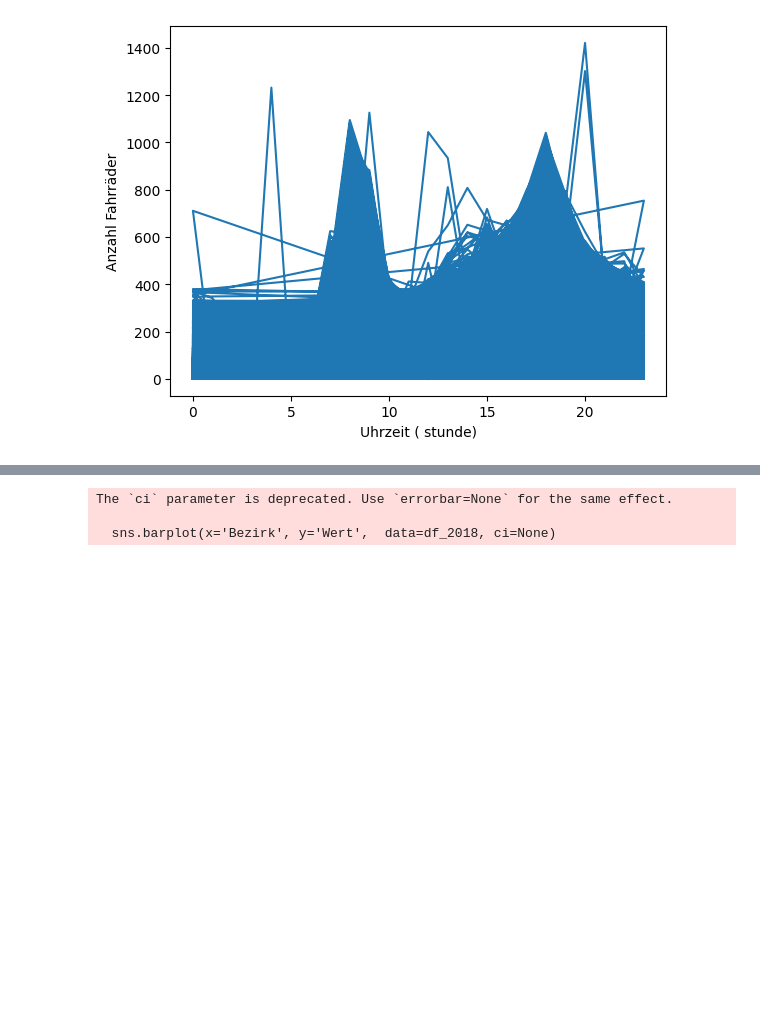
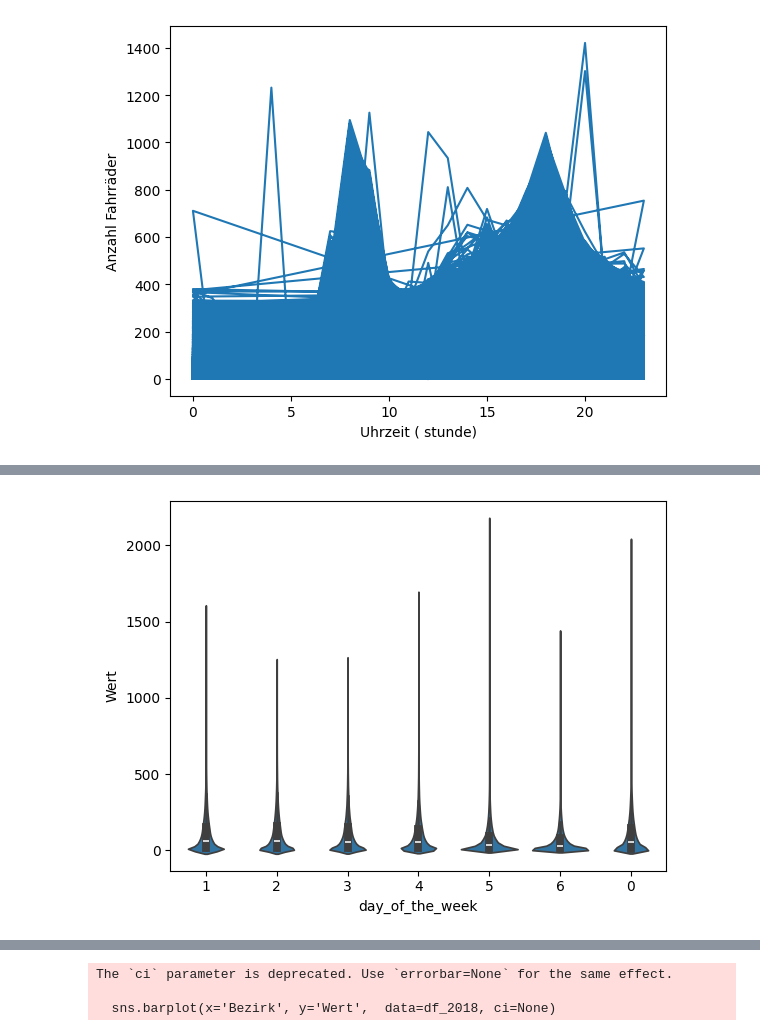
Before and after one commit to imenbarrak/Verkehrsprojekt, a Jupyter notebook: notebooks/data_visualisation_Fahrrad.ipynb, the cells around one changed output, grey strips where cells are left out. Cells and saved outputs as stored; diff of their text form; code cells hidden in the pictures; blank space fills up the shorter version.

```diff
--- a/notebooks/data_visualisation_Fahrrad.ipynb
+++ b/notebooks/data_visualisation_Fahrrad.ipynb
@@ -191,3 +146,6 @@ plt.show()
 # %%
-sns.swarmplot(x='day_of_the_week', y='Wert', data=df_2018_Mitte, size=3)
+import seaborn as sns
+sns.violinplot(x='day_of_the_week', y='Wert', data=df_merged)
 plt.show()
+# %% [output]
+[figure, added]
```
Also changed, not shown: parts of 9 cells of this notebook.
